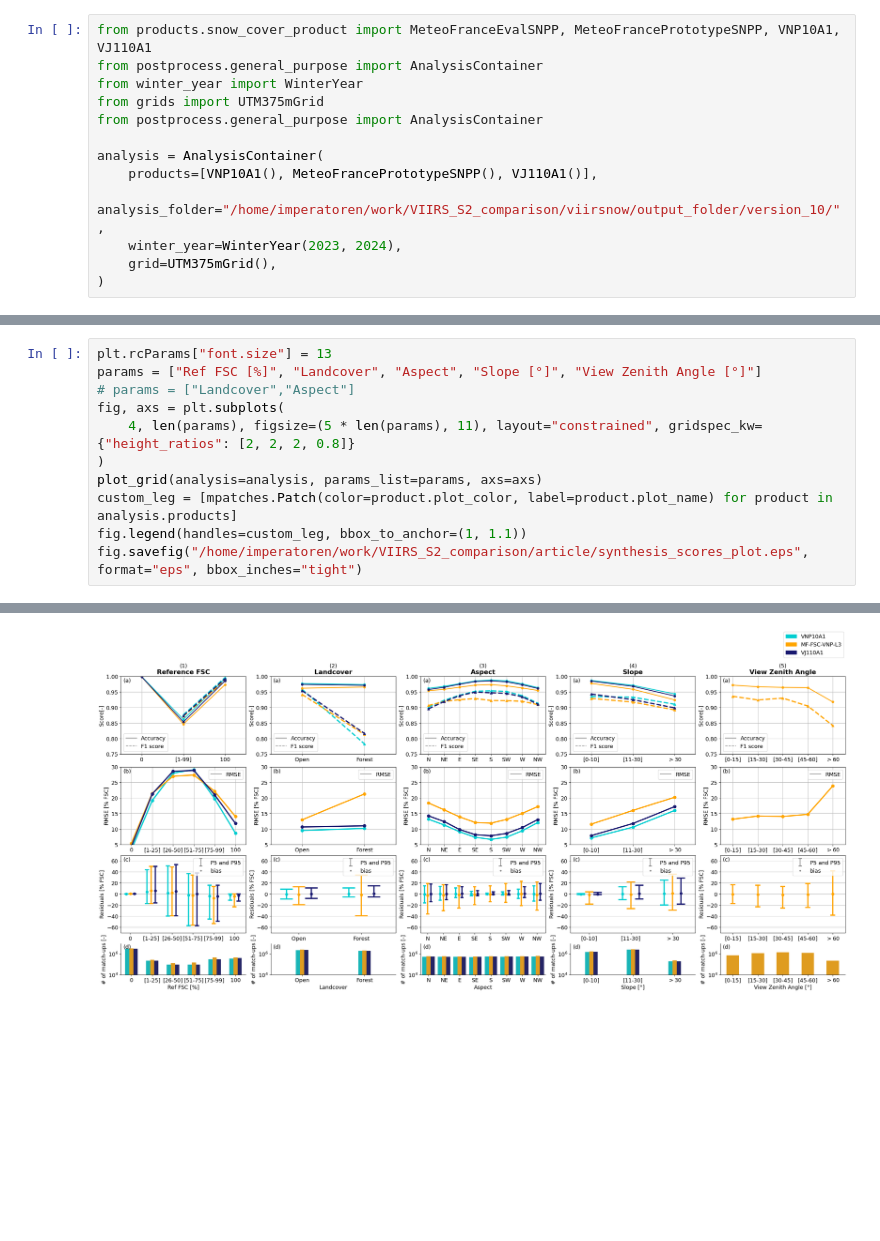
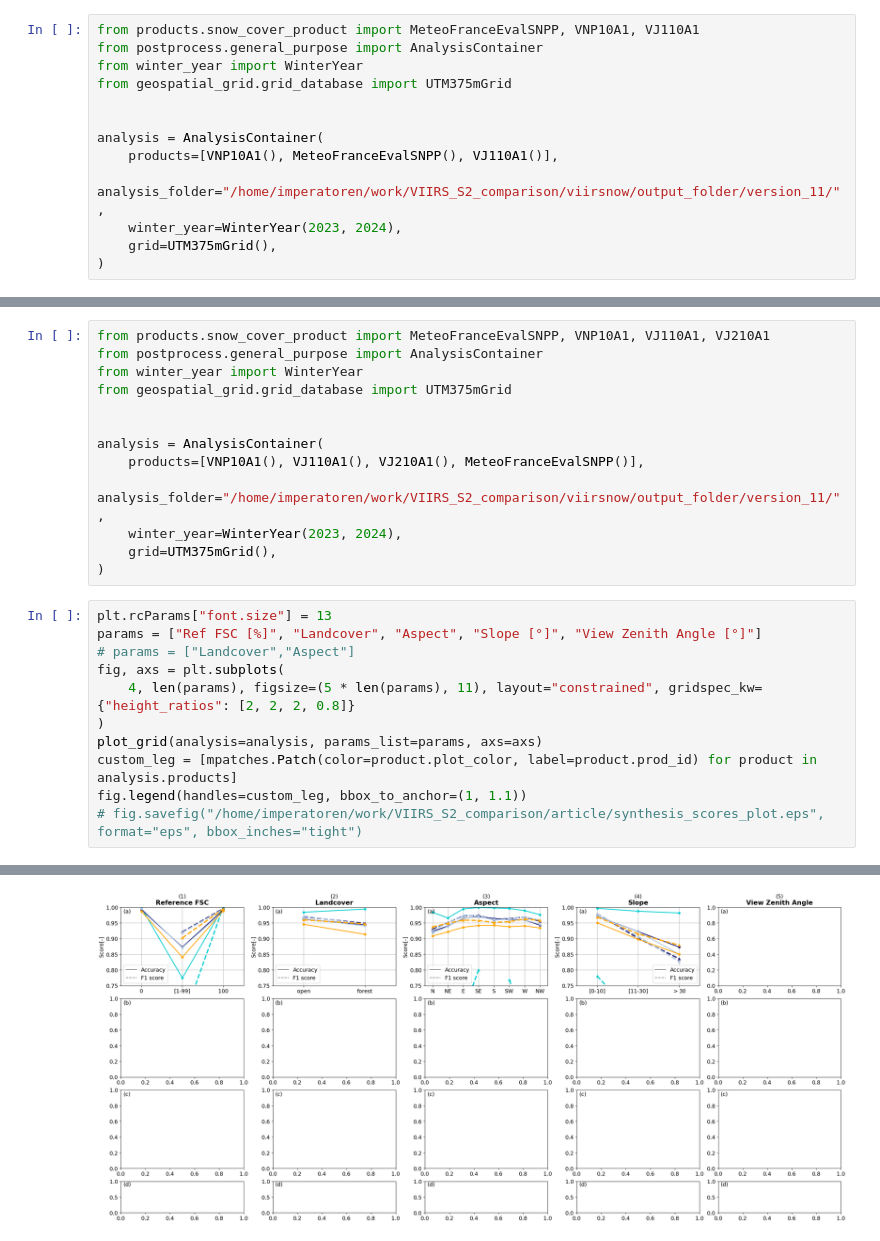
Before and after one commit to nicolaimpe/viirsnow, a Jupyter notebook: notebooks/article_illustrations.ipynb, the cells around one changed output, grey strips where cells are left out. Drawn from its saved outputs; the diff is of its cells as text; blank space fills up the shorter version.

Commit message:
go on until able to disply some graphs

```diff
--- a/notebooks/article_illustrations.ipynb
+++ b/notebooks/article_illustrations.ipynb
@@ -1,13 +1,13 @@
 # %%
-from products.snow_cover_product import MeteoFranceEvalSNPP, MeteoFrancePrototypeSNPP, VNP10A1, VJ110A1
+from products.snow_cover_product import MeteoFranceEvalSNPP, VNP10A1, VJ110A1
 from postprocess.general_purpose import AnalysisContainer
 from winter_year import WinterYear
-from grids import UTM375mGrid
-from postprocess.general_purpose import AnalysisContainer
+from geospatial_grid.grid_database import UTM375mGrid
+
 
 analysis = AnalysisContainer(
-    products=[VNP10A1(), MeteoFrancePrototypeSNPP(), VJ110A1()],
-    analysis_folder="/home/imperatoren/work/VIIRS_S2_comparison/viirsnow/output_folder/version_10/",
+    products=[VNP10A1(), MeteoFranceEvalSNPP(), VJ110A1()],
+    analysis_folder="/home/imperatoren/work/VIIRS_S2_comparison/viirsnow/output_folder/version_11/",
     winter_year=WinterYear(2023, 2024),
     grid=UTM375mGrid(),
 )
@@ -65,3 +108,16 @@ def plot_grid(analysis: AnalysisContainer, params_list: List[str], axs: List[Axe
+# %%
+from products.snow_cover_product import MeteoFranceEvalSNPP, VNP10A1, VJ110A1, VJ210A1
+from postprocess.general_purpose import AnalysisContainer
+from winter_year import WinterYear
+from geospatial_grid.grid_database import UTM375mGrid
+
+
+analysis = AnalysisContainer(
+    products=[VNP10A1(), VJ110A1(), VJ210A1(), MeteoFranceEvalSNPP()],
+    analysis_folder="/home/imperatoren/work/VIIRS_S2_comparison/viirsnow/output_folder/version_11/",
+    winter_year=WinterYear(2023, 2024),
+    grid=UTM375mGrid(),
+)
 # %%
 plt.rcParams["font.size"] = 13
 params = ["Ref FSC [%]", "Landcover", "Aspect", "Slope [°]", "View Zenith Angle [°]"]
@@ -70,7 +126,7 @@ fig, axs = plt.subplots(
     4, len(params), figsize=(5 * len(params), 11), layout="constrained", gridspec_kw={"height_ratios": [2, 2, 2, 0.8]}
 )
 plot_grid(analysis=analysis, params_list=params, axs=axs)
-custom_leg = [mpatches.Patch(color=product.plot_color, label=product.plot_name) for product in analysis.products]
+custom_leg = [mpatches.Patch(color=product.plot_color, label=product.prod_id) for product in analysis.products]
 fig.legend(handles=custom_leg, bbox_to_anchor=(1, 1.1))
-fig.savefig("/home/imperatoren/work/VIIRS_S2_comparison/article/synthesis_scores_plot.eps", format="eps", bbox_inches="tight")
+# fig.savefig("/home/imperatoren/work/VIIRS_S2_comparison/article/synthesis_scores_plot.eps", format="eps", bbox_inches="tight")
 # %% [output]
@@ -78 +150 @@ WARNING:matplotlib.backends.backend_ps:The PostScript backend does not support t
-[figure, old version]
+[figure, new version]
```
Also changed, not shown: parts of 24 cells of this notebook, 14 other files.
